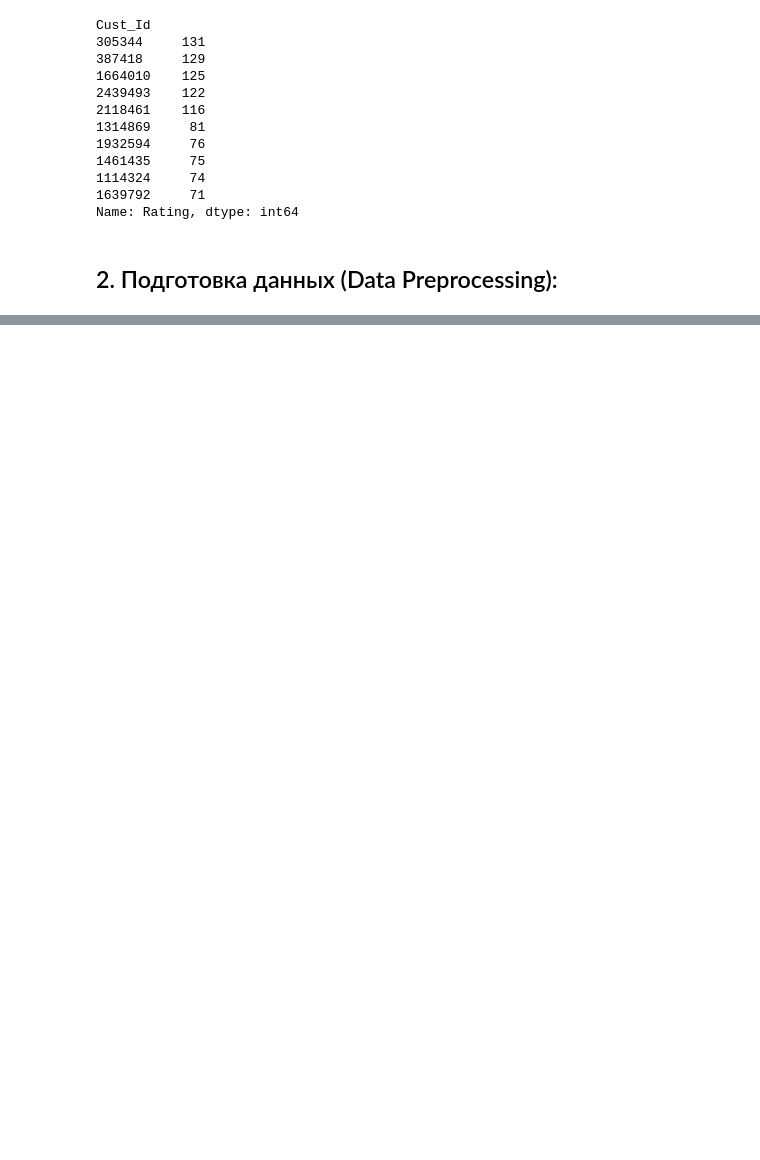
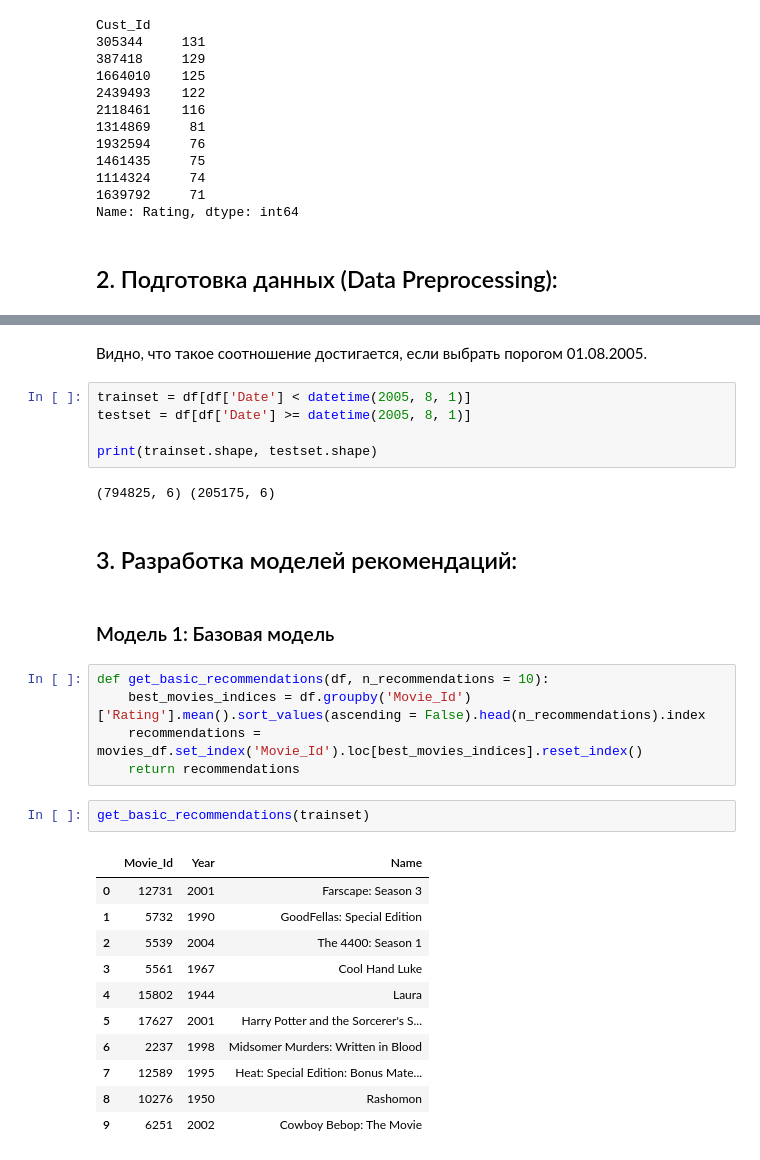
Before and after one commit to AlxndrVslv/data-science, a Jupyter notebook: 11_recommender_system/05_hands_on_project/HW5.ipynb, the cells around one changed output, grey strips where cells are left out. Saved outputs shown, nothing was run; the diff lists cells and outputs as text; blank space fills up the shorter version.

```diff
--- a/11_recommender_system/05_hands_on_project/HW5.ipynb
+++ b/11_recommender_system/05_hands_on_project/HW5.ipynb
@@ -183,0 +222,32 @@ Name: Rating, dtype: int64
+# %% [markdown]
+Видно, что такое соотношение достигается, если выбрать порогом 01.08.2005.
+# %%
+trainset = df[df['Date'] < datetime(2005, 8, 1)]
+testset = df[df['Date'] >= datetime(2005, 8, 1)]
+
+print(trainset.shape, testset.shape)
+# %% [output]
+(794825, 6) (205175, 6)
+# %% [markdown]
+## 3. Разработка моделей рекомендаций:
+# %% [markdown]
+### Модель 1: Базовая модель
+# %%
+def get_basic_recommendations(df, n_recommendations = 10):
+    best_movies_indices = df.groupby('Movie_Id')['Rating'].mean().sort_values(ascending = False).head(n_recommendations).index
+    recommendations = movies_df.set_index('Movie_Id').loc[best_movies_indices].reset_index()
+    return recommendations
+# %%
+get_basic_recommendations(trainset)
+# %% [output]
+|  | Movie_Id | Year | Name |
+| 0 | 12731 | 2001 | Farscape: Season 3 |
+| 1 | 5732 | 1990 | GoodFellas: Special Edition |
+| 2 | 5539 | 2004 | The 4400: Season 1 |
+| 3 | 5561 | 1967 | Cool Hand Luke |
+| 4 | 15802 | 1944 | Laura |
+| 5 | 17627 | 2001 | Harry Potter and the Sorcerer's S... |
+| 6 | 2237 | 1998 | Midsomer Murders: Written in Blood |
+| 7 | 12589 | 1995 | Heat: Special Edition: Bonus Mate... |
+| 8 | 10276 | 1950 | Rashomon |
+| 9 | 6251 | 2002 | Cowboy Bebop: The Movie |
```
Also changed, not shown: parts of 26 cells of this notebook, 1 other file.
